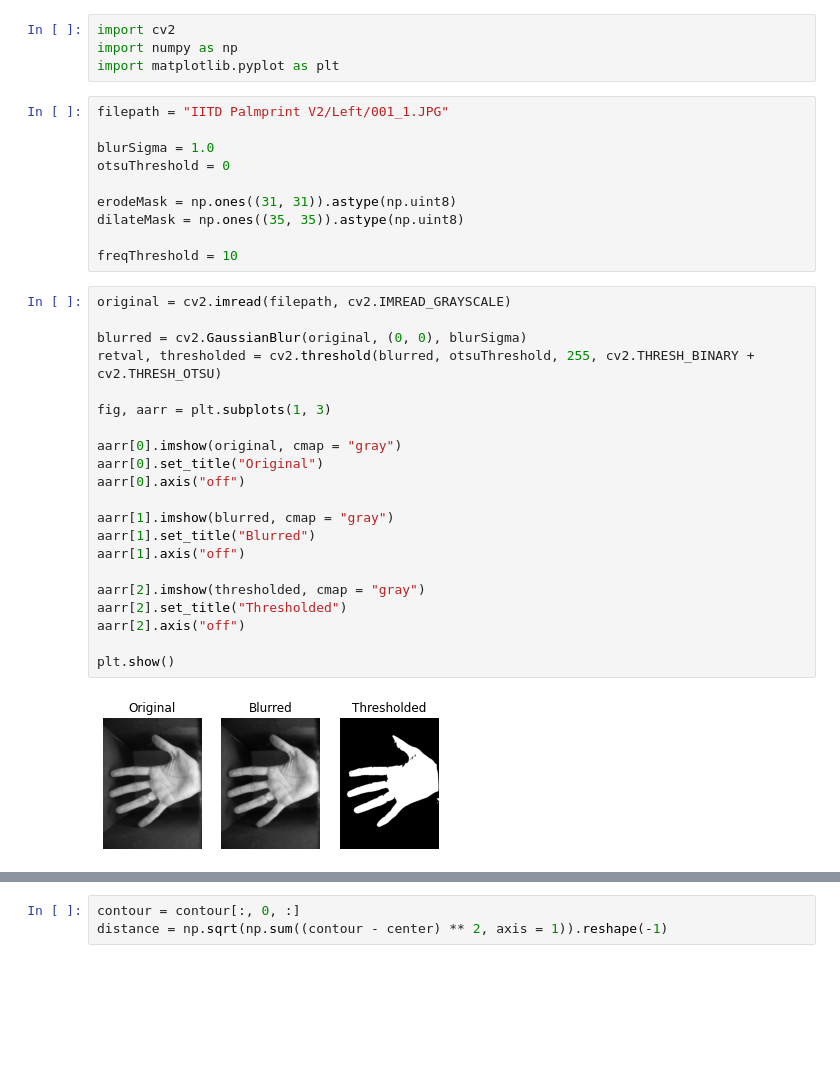
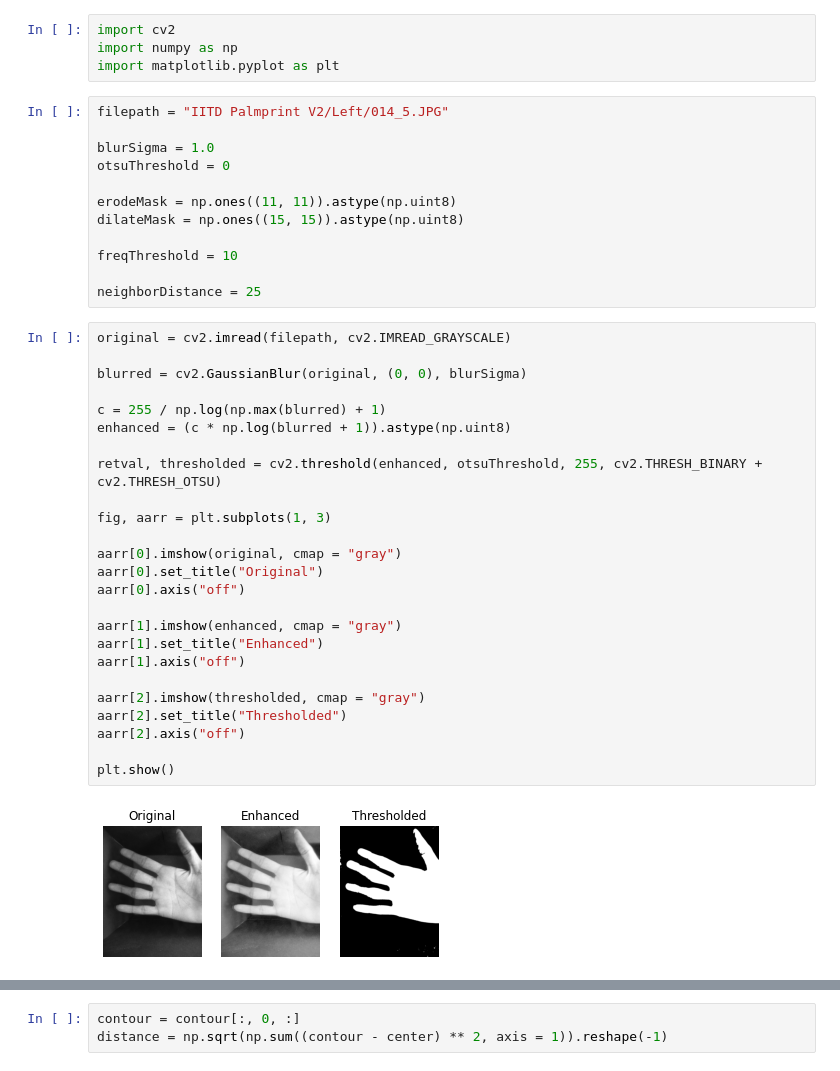
Before and after one commit to auduongtansang/PalmprintRecognition, a Jupyter notebook: ROI.ipynb, the cells around one changed output, grey strips where cells are left out. Drawn from its saved outputs; the diff is of its cells as text; blank space fills up the shorter version.

```diff
--- a/ROI.ipynb
+++ b/ROI.ipynb
@@ -11,38 +11,44 @@ import cv2
 import numpy as np
 import matplotlib.pyplot as plt
 # %%
-filepath = "IITD Palmprint V2/Left/001_1.JPG"
+filepath = "IITD Palmprint V2/Left/014_5.JPG"
 
 blurSigma = 1.0
 otsuThreshold = 0
 
-erodeMask = np.ones((31, 31)).astype(np.uint8)
-dilateMask = np.ones((35, 35)).astype(np.uint8)
+erodeMask = np.ones((11, 11)).astype(np.uint8)
+dilateMask = np.ones((15, 15)).astype(np.uint8)
 
 freqThreshold = 10
+
+neighborDistance = 25
 # %%
 original = cv2.imread(filepath, cv2.IMREAD_GRAYSCALE)
 
 blurred = cv2.GaussianBlur(original, (0, 0), blurSigma)
-retval, thresholded = cv2.threshold(blurred, otsuThreshold, 255, cv2.THRESH_BINARY + cv2.THRESH_OTSU)
+
+c = 255 / np.log(np.max(blurred) + 1)
+enhanced = (c * np.log(blurred + 1)).astype(np.uint8)
+
+retval, thresholded = cv2.threshold(enhanced, otsuThreshold, 255, cv2.THRESH_BINARY + cv2.THRESH_OTSU)
 
 fig, aarr = plt.subplots(1, 3)
 
 aarr[0].imshow(original, cmap = "gray")
 aarr[0].set_title("Original")
 aarr[0].axis("off")
 
-aarr[1].imshow(blurred, cmap = "gray")
-aarr[1].set_title("Blurred")
+aarr[1].imshow(enhanced, cmap = "gray")
+aarr[1].set_title("Enhanced")
 aarr[1].axis("off")
 
 aarr[2].imshow(thresholded, cmap = "gray")
 aarr[2].set_title("Thresholded")
 aarr[2].axis("off")
 
 plt.show()
 # %% [output]
-[figure, old version]
+[figure, new version]
 # %%
 dilated = cv2.dilate(thresholded, dilateMask)
 eroded = cv2.erode(dilated, erodeMask)
```
Also changed, not shown: parts of 10 cells of this notebook.
